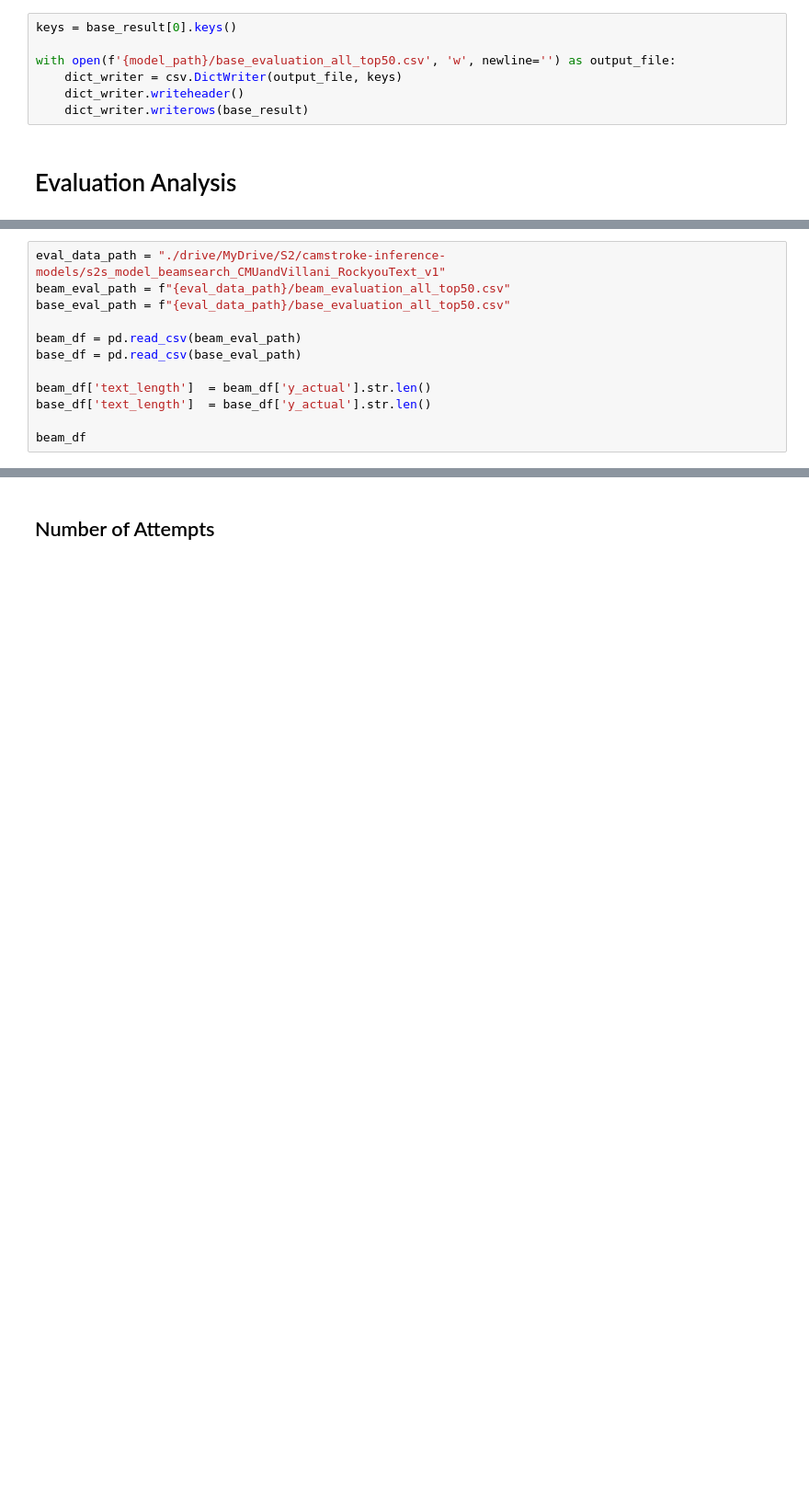
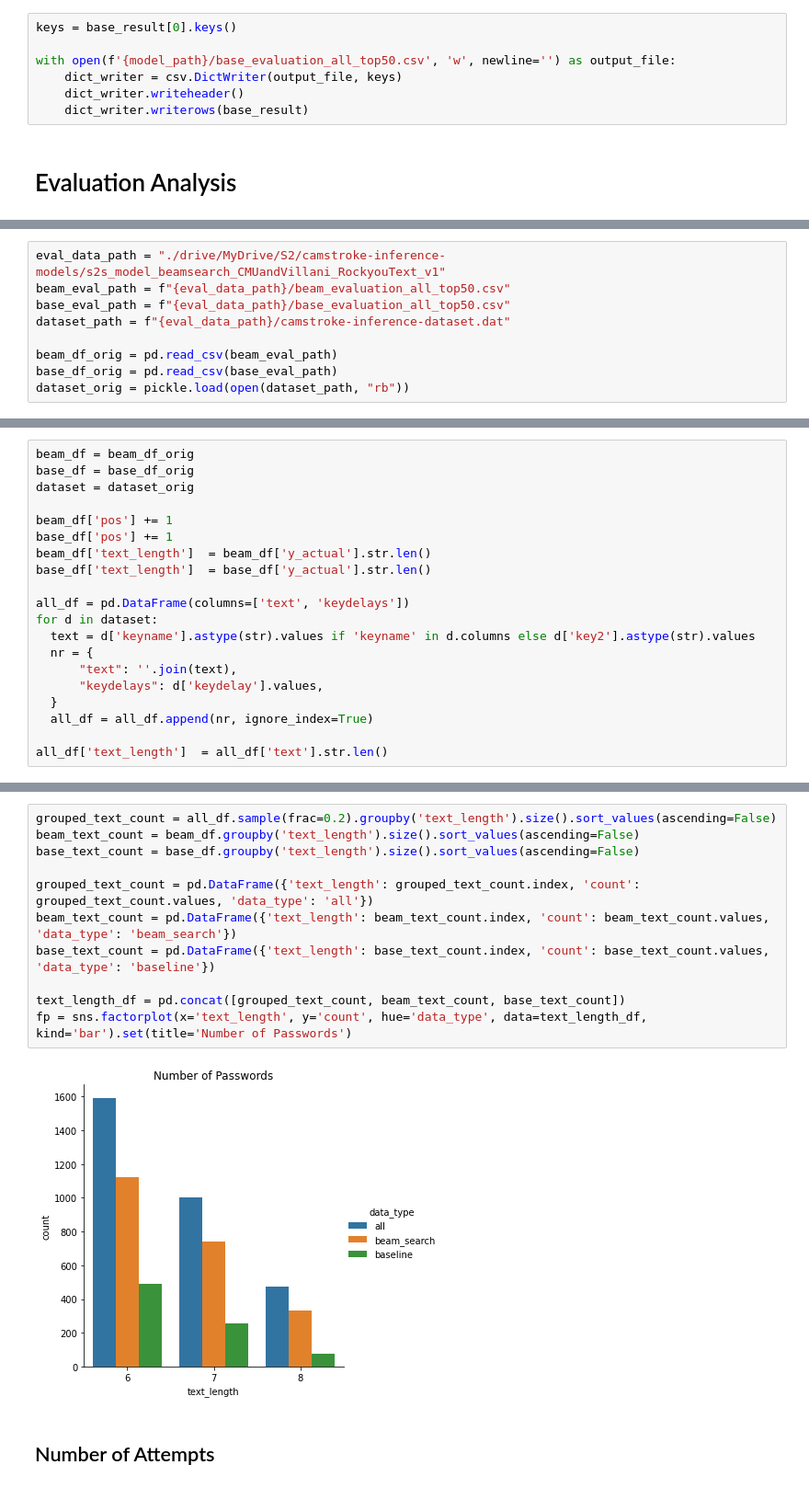
Before and after one commit to chrisandoryan/Camstroke-Inference, a Jupyter notebook: Camstroke_Inference.ipynb, the cells around one changed output, grey strips where cells are left out. Shown at 92% size. Cells and saved outputs as stored; diff of their text form; blank space fills up the shorter version.

```diff
--- a/Camstroke_Inference.ipynb
+++ b/Camstroke_Inference.ipynb
@@ -1002,11 +1005,8 @@ import seaborn as sns
 eval_data_path = "./drive/MyDrive/S2/camstroke-inference-models/s2s_model_beamsearch_CMUandVillani_RockyouText_v1"
 beam_eval_path = f"{eval_data_path}/beam_evaluation_all_top50.csv"
 base_eval_path = f"{eval_data_path}/base_evaluation_all_top50.csv"
+dataset_path = f"{eval_data_path}/camstroke-inference-dataset.dat"
 
-beam_df = pd.read_csv(beam_eval_path)
-base_df = pd.read_csv(base_eval_path)
-
-beam_df['text_length']  = beam_df['y_actual'].str.len()
-base_df['text_length']  = base_df['y_actual'].str.len()
-
-beam_df
+beam_df_orig = pd.read_csv(beam_eval_path)
+base_df_orig = pd.read_csv(base_eval_path)
+dataset_orig = pickle.load(open(dataset_path, "rb"))
@@ -1026,0 +1015,20 @@ beam_df
+# %%
+beam_df = beam_df_orig
+base_df = base_df_orig
+dataset = dataset_orig
+
+beam_df['pos'] += 1
+base_df['pos'] += 1
+beam_df['text_length']  = beam_df['y_actual'].str.len()
+base_df['text_length']  = base_df['y_actual'].str.len()
+
+all_df = pd.DataFrame(columns=['text', 'keydelays'])
+for d in dataset:
+  text = d['keyname'].astype(str).values if 'keyname' in d.columns else d['key2'].astype(str).values
+  nr = {
+      "text": ''.join(text),
+      "keydelays": d['keydelay'].values,
+  }
+  all_df = all_df.append(nr, ignore_index=True)
+
+all_df['text_length']  = all_df['text'].str.len()
@@ -1027,3 +1037,16 @@ beam_df
+# %%
+grouped_text_count = all_df.sample(frac=0.2).groupby('text_length').size().sort_values(ascending=False)
+beam_text_count = beam_df.groupby('text_length').size().sort_values(ascending=False)
+base_text_count = base_df.groupby('text_length').size().sort_values(ascending=False)
+
+grouped_text_count = pd.DataFrame({'text_length': grouped_text_count.index, 'count': grouped_text_count.values, 'data_type': 'all'})
+beam_text_count = pd.DataFrame({'text_length': beam_text_count.index, 'count': beam_text_count.values, 'data_type': 'beam_search'})
+base_text_count = pd.DataFrame({'text_length': base_text_count.index, 'count': base_text_count.values, 'data_type': 'baseline'})
+
+text_length_df = pd.concat([grouped_text_count, beam_text_count, base_text_count])
+fp = sns.factorplot(x='text_length', y='count', hue='data_type', data=text_length_df, kind='bar').set(title='Number of Passwords')
+# %% [output]
+[figure, added]
 # %% [markdown]
 ## Number of Attempts
 # %%
```
Also changed, not shown: parts of 10 cells of this notebook.
